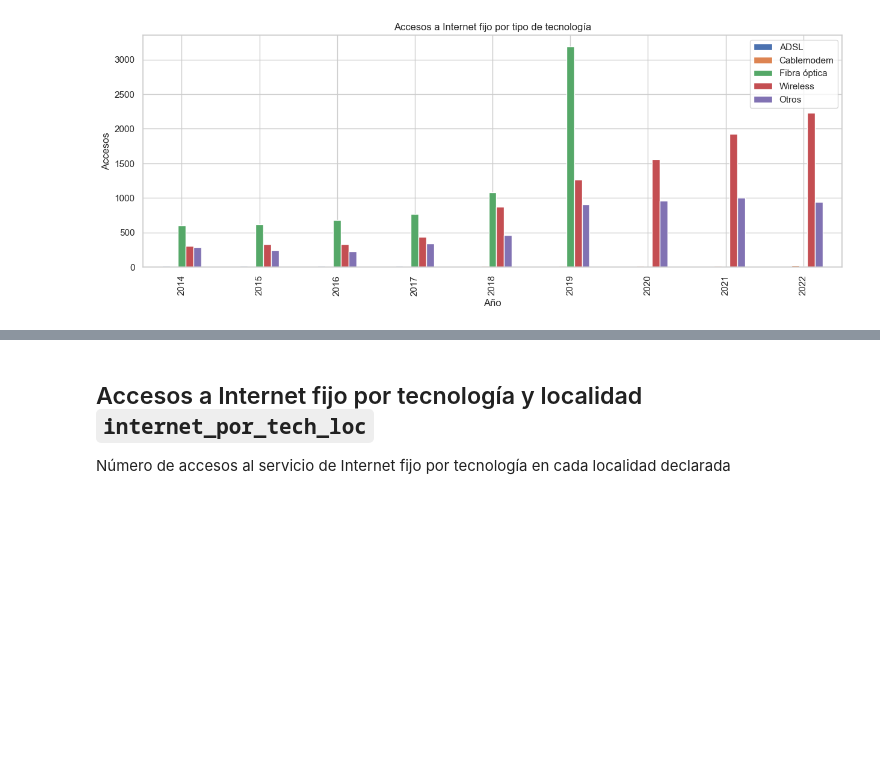
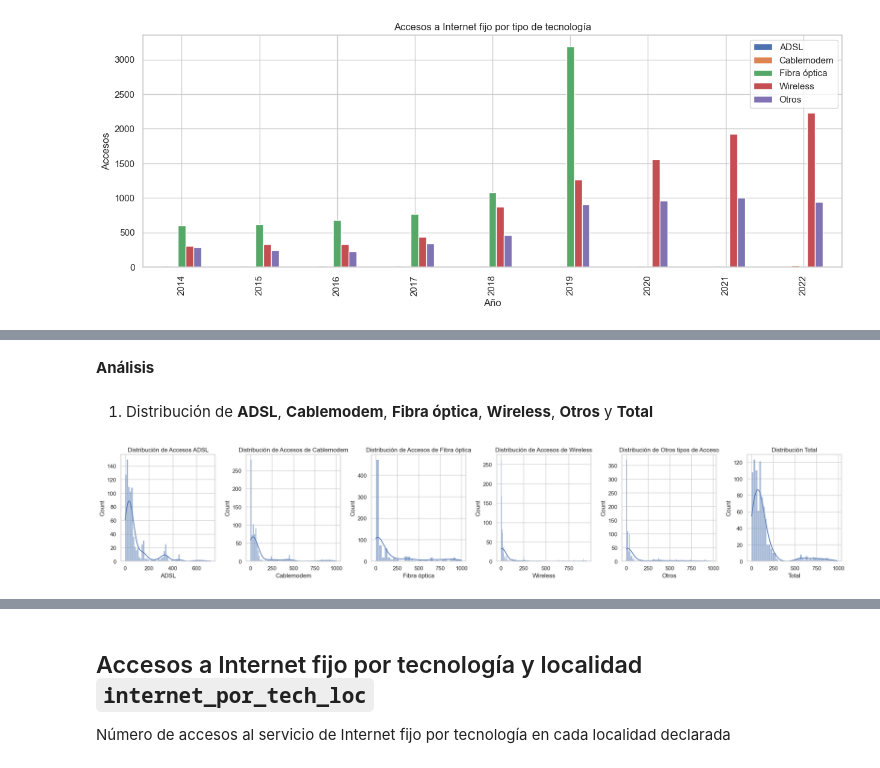
Before and after one commit to PedroLiLL/Telecommunications-Data-Analysis, a Jupyter notebook: EDA.ipynb, the cells around one changed output, grey strips where cells are left out. Drawn from its saved outputs; the diff is of its cells as text; code cells hidden in the pictures; blank space fills up the shorter version.

```diff
--- a/EDA.ipynb
+++ b/EDA.ipynb
@@ -771,0 +775,3 @@ plt.show()
+# %%
+acceso_internet_tecnologia_provincia = pd.read_csv('../Telecommunications-Data-Analysis/Original datasets/6-Internet_Accesos-por-tecnologia.csv')
+acceso_internet_tecnologia_provincia
@@ -771,0 +828,3 @@ plt.show()
+# %%
+acceso_internet_tecnologia_provincia['Año'] = acceso_internet_tecnologia_provincia['Año'].str.replace(' *','').astype(int)
+acceso_internet_tecnologia_provincia['Trimestre'] = acceso_internet_tecnologia_provincia['Trimestre'].str.replace(' *','').astype(int)
@@ -771,0 +877,38 @@ plt.show()
+# %% [markdown]
+**Análisis**
+# %% [markdown]
+1. Distribución de **ADSL**, **Cablemodem**, **Fibra óptica**, **Wireless**, **Otros** y **Total**
+# %%
+sns.set(style="whitegrid")
+
+fig, axes = plt.subplots(nrows=1, ncols=6, figsize=(21, 4))
+
+# Histograma para 'ADSL'
+sns.histplot(acceso_internet_tecnologia_provincia['ADSL'], kde=True, ax=axes[0])
+axes[0].set_title('Distribución de Accesos ADSL')
+
+# Histograma para 'Cablemodem'
+sns.histplot(acceso_internet_tecnologia_provincia['Cablemodem'], kde=True, ax=axes[1])
+axes[1].set_title('Distribución de Accesos de Cablemodem')
+
+# Histograma para 'Fibra óptica'
+sns.histplot(acceso_internet_tecnologia_provincia['Fibra óptica'], kde=True, ax=axes[2])
+axes[2].set_title('Distribución de Accesos de Fibra óptica')
+
+# Histograma para 'Wireless'
+sns.histplot(acceso_internet_tecnologia_provincia['Wireless'], kde=True, ax=axes[3])
+axes[3].set_title('Distribución de Accesos de Wireless')
+
+# Histograma para 'Otros'
+sns.histplot(acceso_internet_tecnologia_provincia['Otros'], kde=True, ax=axes[4])
+axes[4].set_title('Distribución de Otros tipos de Acceso')
+
+# Histograma para 'Total'
+sns.histplot(acceso_internet_tecnologia_provincia['Total'], kde=True, ax=axes[5])
+axes[5].set_title('Distribución Total')
+
+plt.tight_layout()
+
+plt.show()
+# %% [output]
+[figure, added]
```
Also changed, not shown: parts of 39 cells of this notebook, 1 other file.
